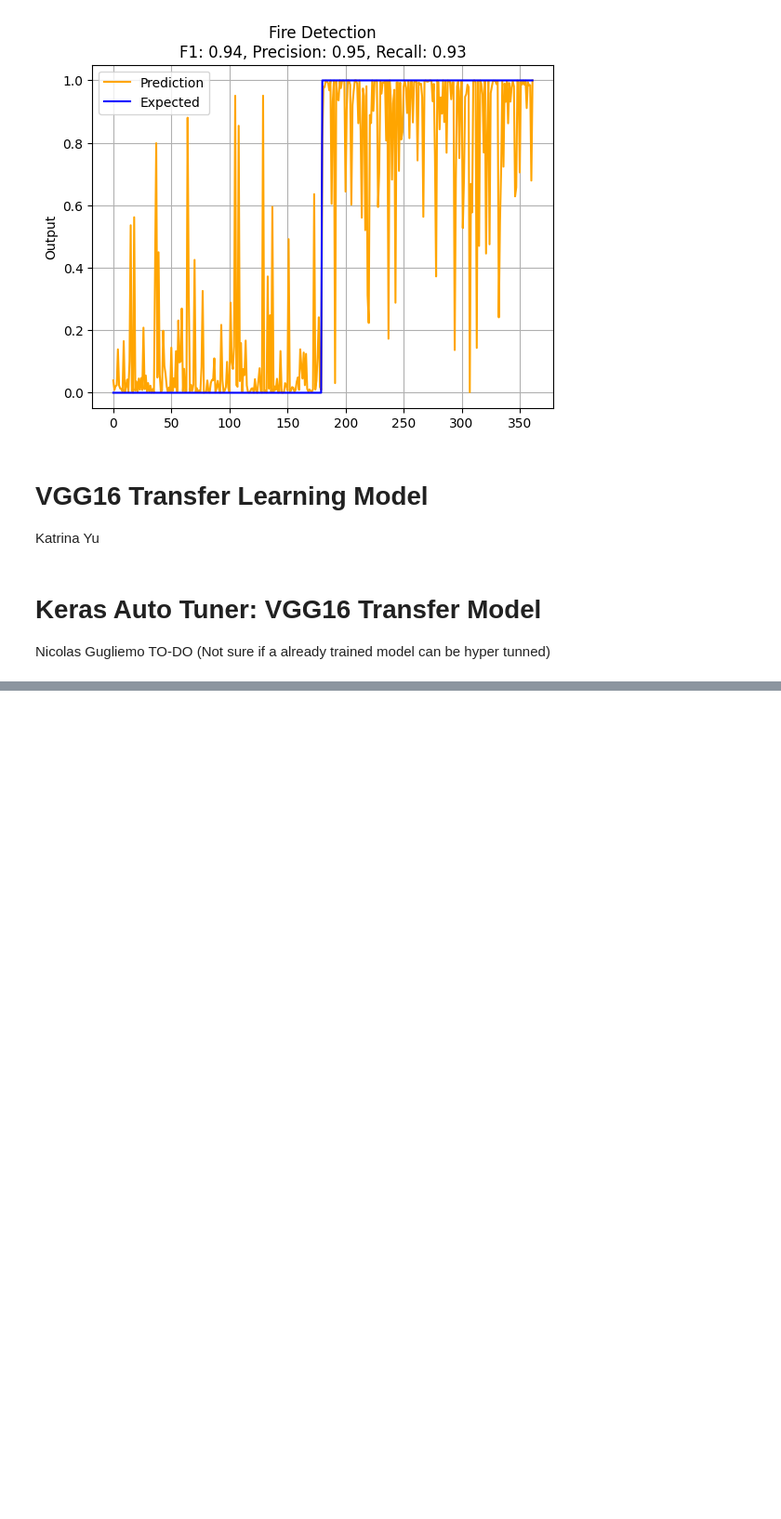
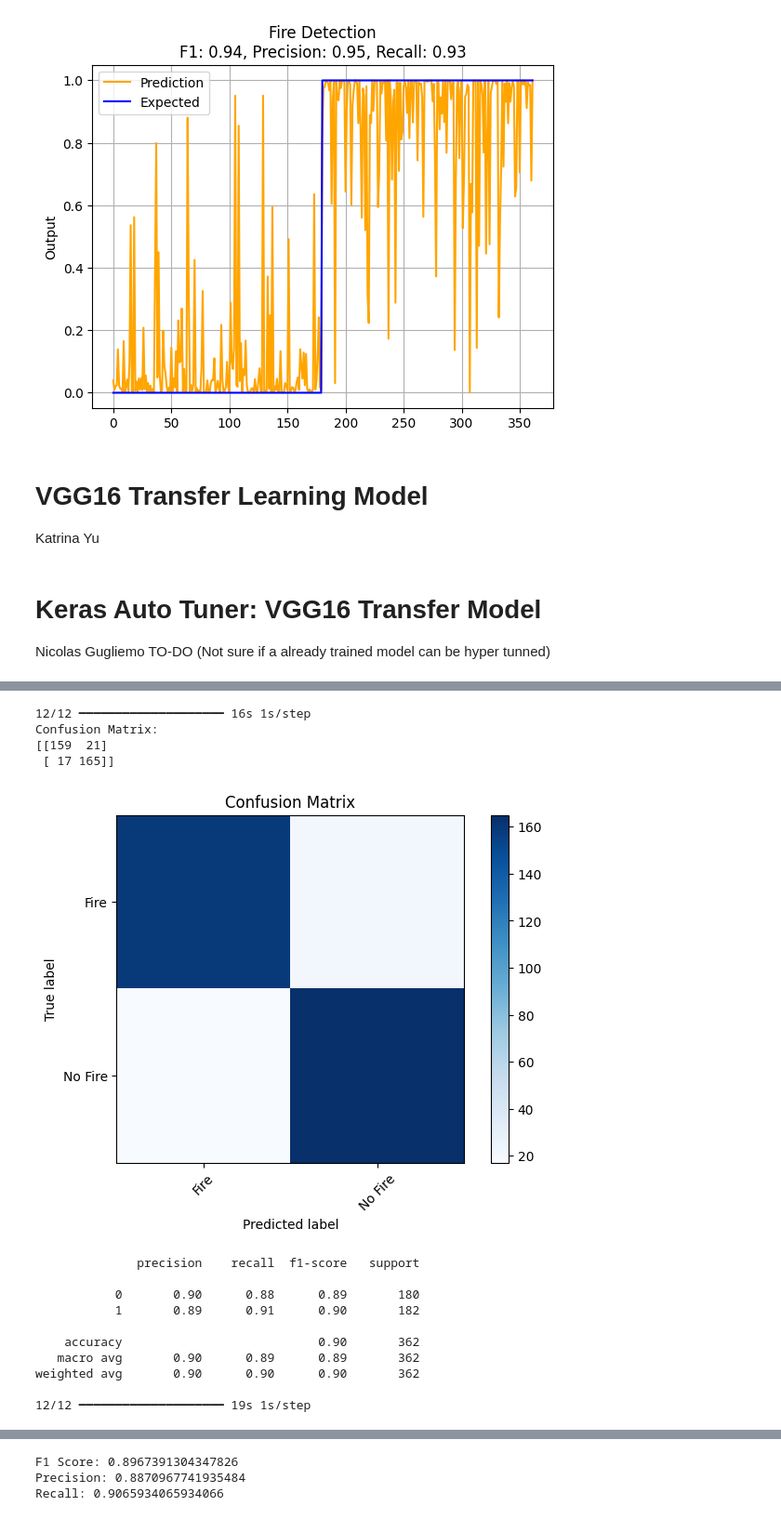
Before and after one commit to kyu2509/CSC180-Final-Project, a Jupyter notebook: CSC180_Final_Project_Setup.ipynb, the cells around one changed output, grey strips where cells are left out. Shown: that part at 93% size. Drawn from its saved outputs; the diff is of its cells as text; code cells hidden in the pictures; blank space fills up the shorter version.

Commit message:
Added Resnet50 Model

```diff
--- a/CSC180_Final_Project_Setup.ipynb
+++ b/CSC180_Final_Project_Setup.ipynb
@@ -598,0 +623,20 @@ Nicolas Gugliemo TO-DO (Not sure if a already trained model can be hyper tunned)
+# %%
+resnet50 = resnet.output
+
+cnn_conv1 = Conv2D(2, kernel_size=3, activation='relu', padding='same')(resnet50)
+cnn_pool1 = MaxPooling2D(pool_size=(2, 2))(cnn_conv1)
+cnn_conv2 = Conv2D(1, kernel_size=3, activation='relu', padding='same')(cnn_pool1)
+cnn_pool2 = MaxPooling2D(pool_size=(2, 2))(cnn_conv2)
+
+dropout = Dropout(.5)(cnn_pool2)
+cnn_flat = Flatten()(dropout)
+output = Dense(2, activation='softmax')(cnn_flat)
+
+resnet50_model = Model(inputs=resnet.input, outputs=output)
+resnet50_model.compile(optimizer='adam', loss='categorical_crossentropy', metrics=['accuracy'])
+
+resnet50_model.summary()
+
+monitor = EarlyStopping(monitor='val_loss', patience=10, restore_best_weights=True)
+
+resnet50_model.fit(X_train, y_train, validation_split=0.2, epochs=100, batch_size=32, verbose=1, callbacks=[monitor])
@@ -598,0 +690,47 @@ Nicolas Gugliemo TO-DO (Not sure if a already trained model can be hyper tunned)
+# %%
+from sklearn.metrics import confusion_matrix, classification_report
+
+y_pred = resnet50_model.predict(X_test)
+y_pred_binary = y_pred.argmax(axis=1)  # Convert to class indices
+y_test_labels = y_test.argmax(axis=1)  # Convert to class indices
+
+f1 = f1_score(y_test_labels, y_pred_binary)
+precision = precision_score(y_test_labels, y_pred_binary)
+recall = recall_score(y_test_labels, y_pred_binary)
+
+# Compute confusion matrix
+cm = confusion_matrix(y_test_labels, y_pred_binary)
+print("Confusion Matrix:")
+print(cm)
+
+# Plot confusion matrix
+class_names = ['Fire', 'No Fire']
+plt.figure()
+plot_confusion_matrix(cm, class_names, title='Confusion Matrix')
+plt.show()
+print(classification_report(y_test_labels, y_pred_binary))
+
+y_true = np.argmax(y_test, axis=1)
+pred = resnet.predict(X_test)
+pred = pred[:, 1]
+plot_roc(y_pred_binary, y_test_labels)
+
+print(f"F1 Score: {f1}")
+print(f"Precision: {precision}")
+print(f"Recall: {recall}")
+# %% [output]
+12/12 ━━━━━━━━━━━━━━━━━━━━ 16s 1s/step
+Confusion Matrix:
+[[159  21]
+ [ 17 165]]
+[figure, added]
+              precision    recall  f1-score   support
+
+           0       0.90      0.88      0.89       180
+           1       0.89      0.91      0.90       182
+
+    accuracy                           0.90       362
+   macro avg       0.90      0.89      0.89       362
+weighted avg       0.90      0.90      0.90       362
+
+12/12 ━━━━━━━━━━━━━━━━━━━━ 19s 1s/step
@@ -598,0 +738,3 @@ Nicolas Gugliemo TO-DO (Not sure if a already trained model can be hyper tunned)
+F1 Score: 0.8967391304347826
+Precision: 0.8870967741935484
+Recall: 0.9065934065934066
```
Also changed, not shown: parts of 5 cells of this notebook.
